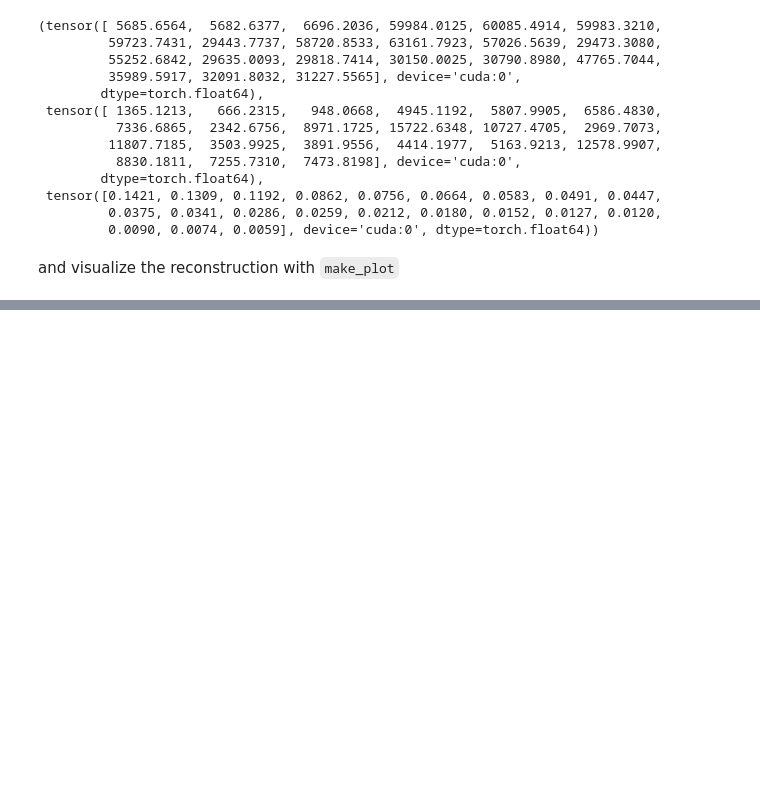
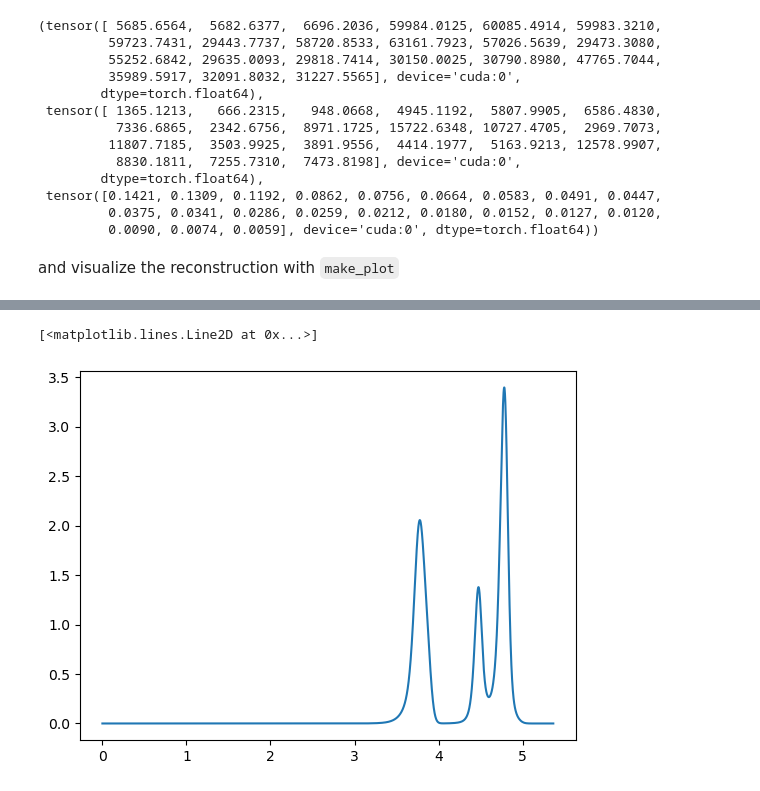
Before and after one commit to PessoaP/REPOP, a Jupyter notebook: Tutorial.ipynb, the cells around one changed output, grey strips where cells are left out. Cells and saved outputs as stored; diff of their text form; code cells hidden in the pictures; blank space fills up the shorter version.

```diff
--- a/Tutorial.ipynb
+++ b/Tutorial.ipynb
@@ -222,0 +235,6 @@ When working with different dilution factors, REPOP defaults to displaying multi
+# %%
+logn,p_logn = data3.get_logreconstruction()
+plt.plot(logn,p_logn)
+# %% [output]
+[<matplotlib.lines.Line2D at 0x...>]
+[figure, added]
```
Also changed, not shown: parts of 17 cells of this notebook.
